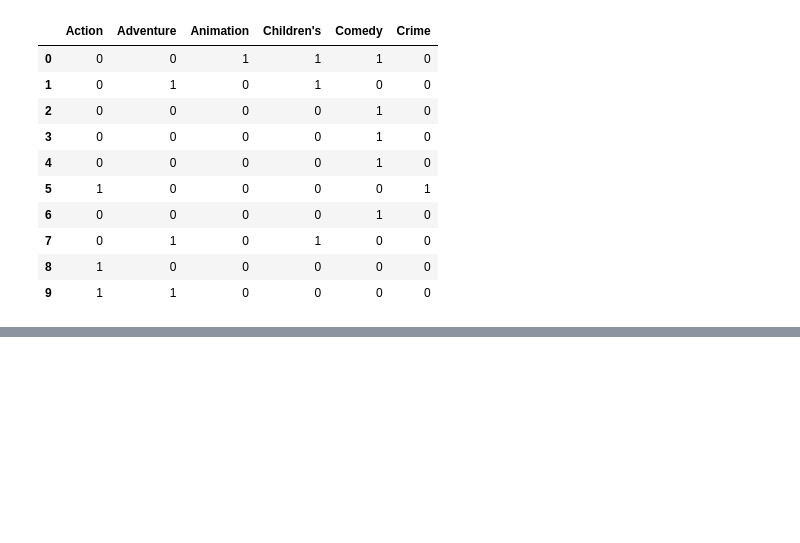
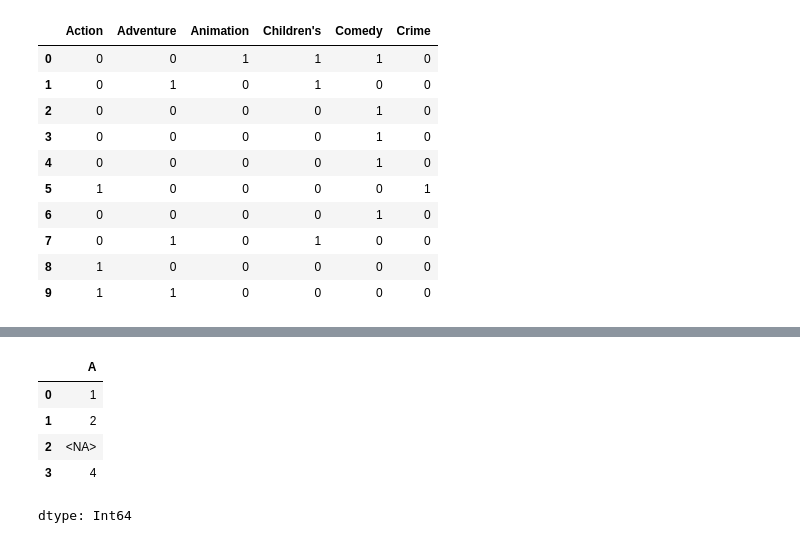
Before and after one commit to url-github/Pandas, a Jupyter notebook: 007_PywAD_Czyszczenie_i_przygotowywanie_danych.ipynb, the cells around one changed output, grey strips where cells are left out. Drawn from its saved outputs; the diff is of its cells as text; code cells hidden in the pictures; blank space fills up the shorter version.

```diff
--- a/007_PywAD_Czyszczenie_i_przygotowywanie_danych.ipynb
+++ b/007_PywAD_Czyszczenie_i_przygotowywanie_danych.ipynb
@@ -1260,3 +967,0 @@ pd.get_dummies(cat_s)
-# %%
-#! ipython suppress id=621a2c4436a44e5db40091b1e4f8a167
-pd.options.display.max_rows = PREVIOUS_MAX_ROWS
@@ -1262,0 +1084,10 @@ pd.options.display.max_rows = PREVIOUS_MAX_ROWS
+# %%
+df["A"] = df["A"].astype("Int64")
+df["A"]
+# %% [output]
+|  | A |
+| 0 | 1 |
+| 1 | 2 |
+| 2 | <NA> |
+| 3 | 4 |
+dtype: Int64
```
Also changed, not shown: parts of 168 cells of this notebook.
